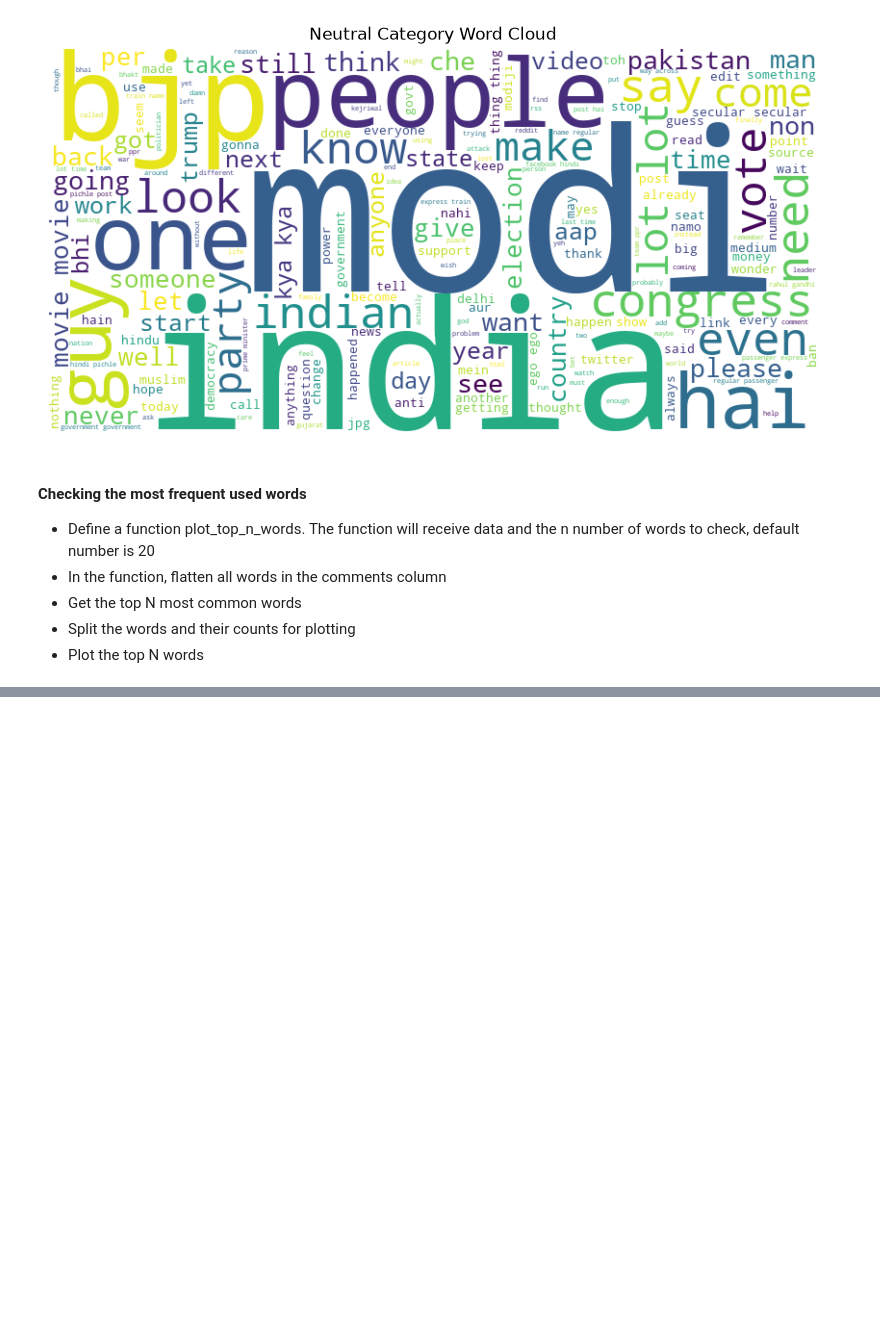
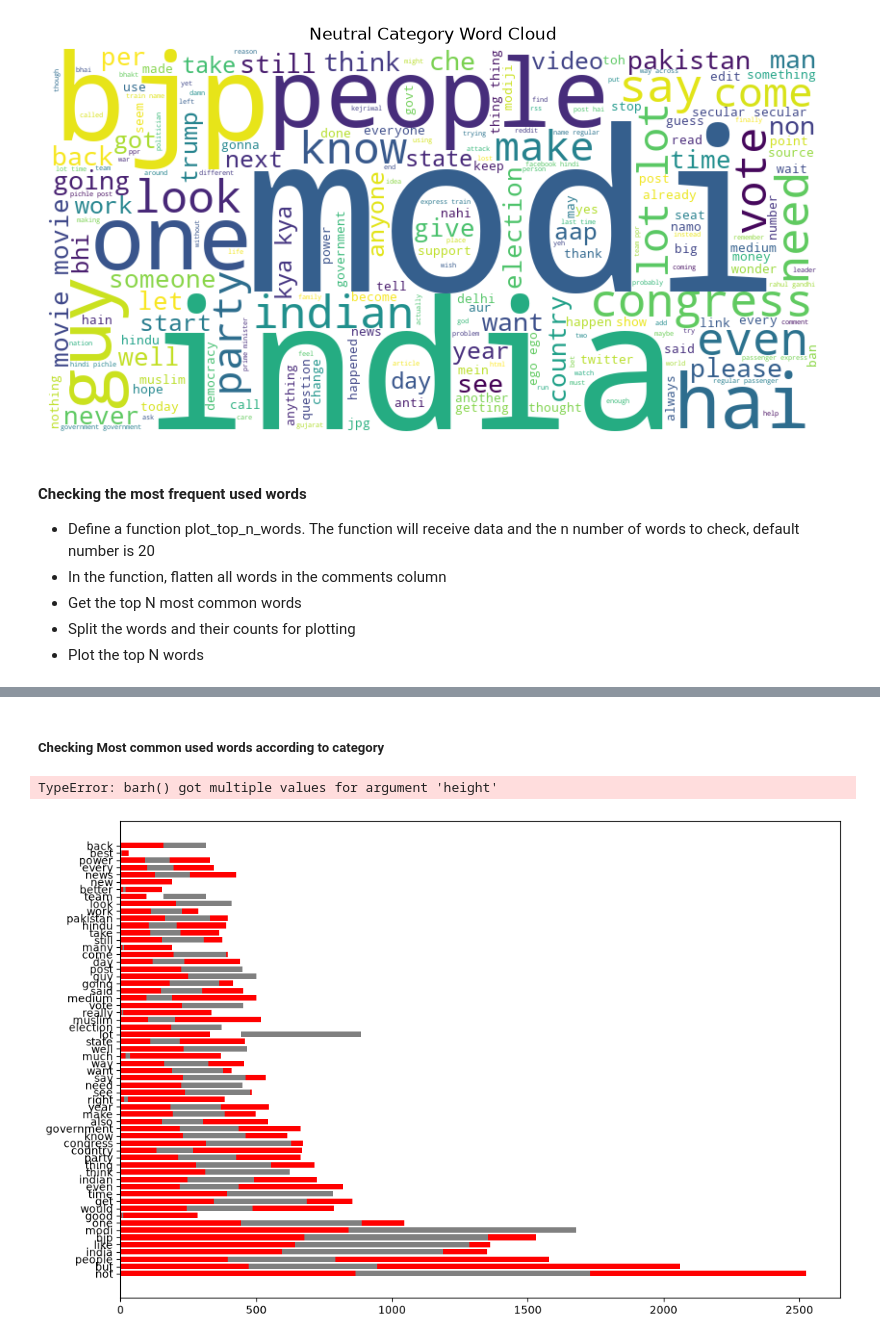
Before and after one commit to HerbertNtim/data-science-lab, a Jupyter notebook: jupyter_works/youtube-sentiment/notebooks/1_Preprocessing_&_EDA.ipynb, the cells around one changed output, grey strips where cells are left out. Drawn from its saved outputs; the diff is of its cells as text; code cells hidden in the pictures; blank space fills up the shorter version.

Commit message:
plotted most frequent words by category

```diff
--- a/jupyter_works/youtube-sentiment/notebooks/1_Preprocessing_&_EDA.ipynb
+++ b/jupyter_works/youtube-sentiment/notebooks/1_Preprocessing_&_EDA.ipynb
@@ -781,0 +784,2 @@ plot_top_n_words(df, n=60)
+# %% [markdown]
+##### Checking Most common used words according to category
@@ -781,0 +832,5 @@ plot_top_n_words(df, n=60)
+# %%
+plot_top_n_words_by_category(df, n=60)
+# %% [output]
+TypeError: barh() got multiple values for argument 'height'
+[figure, added]
```
Also changed, not shown: parts of 2 cells of this notebook.
